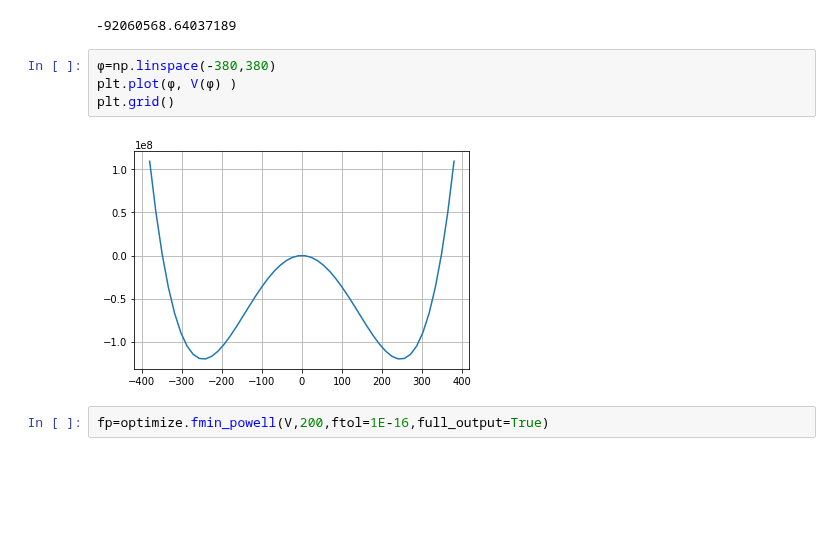
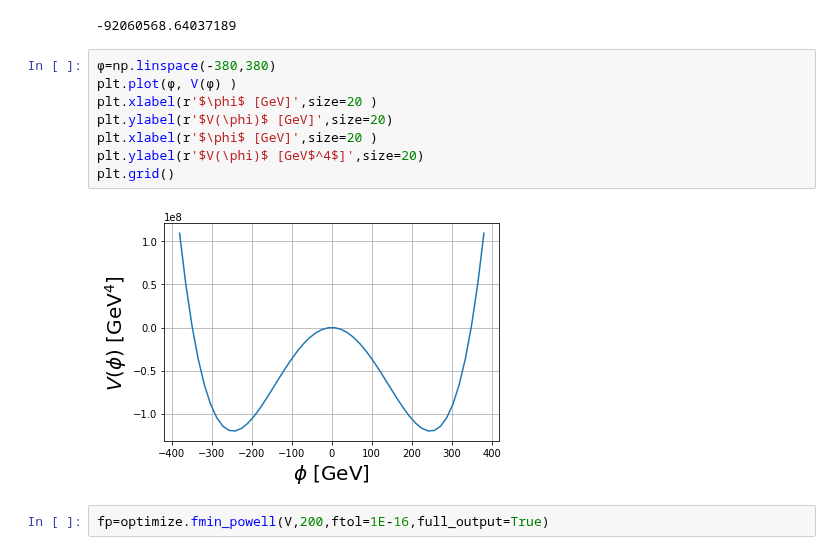
Before and after one commit to restrepo/ComputationalMethods, a Jupyter notebook: material/Minimization.ipynb, the cells around one changed output. Cells and saved outputs as stored; diff of their text form; blank space fills up the shorter version.

```diff
--- a/material/Minimization.ipynb
+++ b/material/Minimization.ipynb
@@ -220,12 +222,16 @@ V=lambda ϕ: Vp(ϕ).real
 Vp(ϕ)[0].real
 # %% [output]
 -92060568.64037189
-# %%
-ϕ=np.linspace(-380,380)
-plt.plot(ϕ, V(ϕ) )
-plt.grid()
-# %% [output]
-[figure, removed]
+# %%
+ϕ=np.linspace(-380,380)
+plt.plot(ϕ, V(ϕ) )
+plt.xlabel(r'$\phi$ [GeV]',size=20 )
+plt.ylabel(r'$V(\phi)$ [GeV]',size=20)
+plt.xlabel(r'$\phi$ [GeV]',size=20 )
+plt.ylabel(r'$V(\phi)$ [GeV$^4$]',size=20)
+plt.grid()
+# %% [output]
+[figure, added]
 # %%
 fp=optimize.fmin_powell(V,200,ftol=1E-16,full_output=True)
 # %% [output]
```
Also changed, not shown: parts of 6 cells of this notebook, 16 other files.
